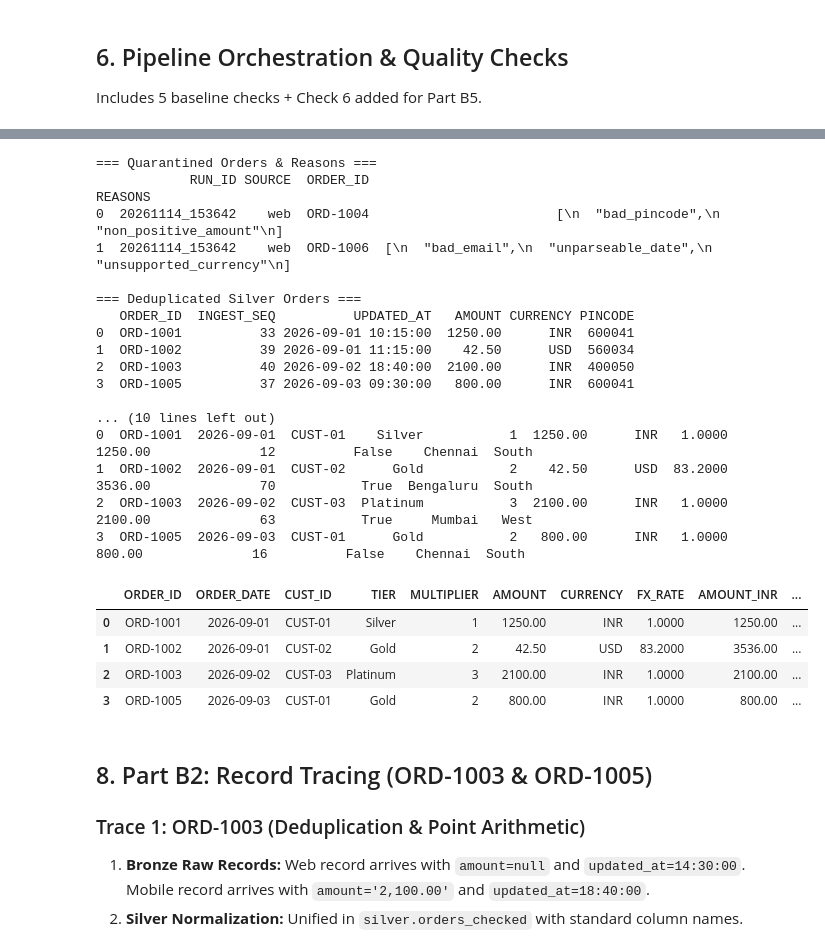
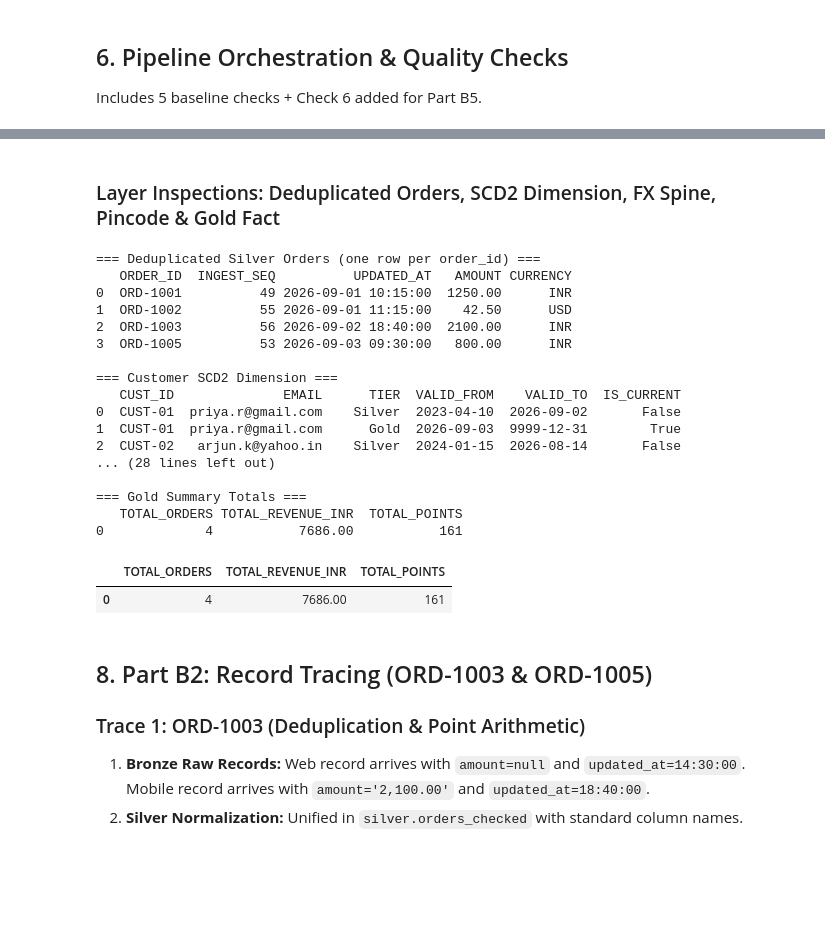
Before and after one commit to teja-0311/freshcart-pipeline, a Jupyter notebook: elt/freshcart_elt.ipynb, the cells around one changed output, grey strips where cells are left out. Drawn from its saved outputs; the diff is of its cells as text; code cells hidden in the pictures; blank space fills up the shorter version.

```diff
--- a/elt/freshcart_elt.ipynb
+++ b/elt/freshcart_elt.ipynb
@@ -625,43 +648,48 @@ SELECT (SELECT COUNT(*) FROM bronze.orders_raw)      AS bronze_rows,
+# %% [markdown]
+### Layer Inspections: Deduplicated Orders, SCD2 Dimension, FX Spine, Pincode & Gold Fact
 # %%
-print("=== Quarantined Orders & Reasons ===")
-show("SELECT run_id, source, order_id, reasons FROM quarantine.orders")
-
-print("\n=== Deduplicated Silver Orders ===")
-show("SELECT order_id, ingest_seq, updated_at, amount, currency, pincode FROM silver.orders_dedup ORDER BY order_id")
+print("=== Deduplicated Silver Orders (one row per order_id) ===")
+show("SELECT order_id, ingest_seq, updated_at, amount, currency FROM silver.orders_dedup ORDER BY order_id")
 
 print("\n=== Customer SCD2 Dimension ===")
 show("SELECT cust_id, email, tier, valid_from, valid_to, is_current FROM dim.customers_scd2 ORDER BY cust_id, valid_from")
 
-print("\n=== Gold Fact Orders (Full Table) ===")
+print("\n=== Reference FX Daily Rates (forward filled) ===")
+show("SELECT currency, rate_date, rate_to_inr, is_carried_forward FROM ref.fx_daily WHERE currency = 'USD' ORDER BY rate_date LIMIT 10")
+
+print("\n=== Reference Pincode Geography ===")
+show("SELECT * FROM ref.pincode_geo")
+
+print("\n=== Gold Fact Orders (Business Ready Table) ===")
 show("""
 SELECT order_id, order_date, cust_id, tier, multiplier, amount, currency, fx_rate,
        amount_inr, loyalty_points, is_high_value, city, region
 FROM gold.fct_orders
 ORDER BY order_id
 """)
+
+print("\n=== Gold Summary Totals ===")
+show("SELECT COUNT(*) AS total_orders, SUM(amount_inr) AS total_revenue_inr, SUM(loyalty_points) AS total_points FROM gold.fct_orders")
 # %% [output]
-=== Quarantined Orders & Reasons ===
-            RUN_ID SOURCE  ORDER_ID                                                                REASONS
-0  20261114_153642    web  ORD-1004                        [\n  "bad_pincode",\n  "non_positive_amount"\n]
-1  20261114_153642    web  ORD-1006  [\n  "bad_email",\n  "unparseable_date",\n  "unsupported_currency"\n]
+=== Deduplicated Silver Orders (one row per order_id) ===
+   ORDER_ID  INGEST_SEQ          UPDATED_AT   AMOUNT CURRENCY
+0  ORD-1001          49 2026-09-01 10:15:00  1250.00      INR
+1  ORD-1002          55 2026-09-01 11:15:00    42.50      USD
+2  ORD-1003          56 2026-09-02 18:40:00  2100.00      INR
+3  ORD-1005          53 2026-09-03 09:30:00   800.00      INR
 
-=== Deduplicated Silver Orders ===
-   ORDER_ID  INGEST_SEQ          UPDATED_AT   AMOUNT CURRENCY PINCODE
-0  ORD-1001          33 2026-09-01 10:15:00  1250.00      INR  600041
-1  ORD-1002          39 2026-09-01 11:15:00    42.50      USD  560034
-2  ORD-1003          40 2026-09-02 18:40:00  2100.00      INR  400050
-3  ORD-1005          37 2026-09-03 09:30:00   800.00      INR  600041
+=== Customer SCD2 Dimension ===
+   CUST_ID              EMAIL      TIER  VALID_FROM    VALID_TO  IS_CURRENT
+0  CUST-01  priya.r@gmail.com    Silver  2023-04-10  2026-09-02       False
+1  CUST-01  priya.r@gmail.com      Gold  2026-09-03  9999-12-31        True
+2  CUST-02   arjun.k@yahoo.in    Silver  2024-01-15  2026-08-14       False
+... (28 lines left out)
 
-... (10 lines left out)
-0  ORD-1001  2026-09-01  CUST-01    Silver           1  1250.00      INR   1.0000    1250.00              12          False    Chennai  South
-1  ORD-1002  2026-09-01  CUST-02      Gold           2    42.50      USD  83.2000    3536.00              70           True  Bengaluru  South
-2  ORD-1003  2026-09-02  CUST-03  Platinum           3  2100.00      INR   1.0000    2100.00              63           True     Mumbai   West
-3  ORD-1005  2026-09-03  CUST-01      Gold           2   800.00      INR   1.0000     800.00              16          False    Chennai  South
+=== Gold Summary Totals ===
+   TOTAL_ORDERS TOTAL_REVENUE_INR  TOTAL_POINTS
+0             4           7686.00           161
-|  | ORDER_ID | ORDER_DATE | CUST_ID | TIER | MULTIPLIER | AMOUNT | CURRENCY | FX_RATE | AMOUNT_INR | ... |
-| 0 | ORD-1001 | 2026-09-01 | CUST-01 | Silver | 1 | 1250.00 | INR | 1.0000 | 1250.00 | ... |
-| 1 | ORD-1002 | 2026-09-01 | CUST-02 | Gold | 2 | 42.50 | USD | 83.2000 | 3536.00 | ... |
-| 2 | ORD-1003 | 2026-09-02 | CUST-03 | Platinum | 3 | 2100.00 | INR | 1.0000 | 2100.00 | ... |
-| 3 | ORD-1005 | 2026-09-03 | CUST-01 | Gold | 2 | 800.00 | INR | 1.0000 | 800.00 | ... |
+|  | TOTAL_ORDERS | TOTAL_REVENUE_INR | TOTAL_POINTS |
+| 0 | 4 | 7686.00 | 161 |
 # %% [markdown]
 ## 8. Part B2: Record Tracing (ORD-1003 & ORD-1005)
 
```
Also changed, not shown: parts of 18 cells of this notebook, 5 other files.
